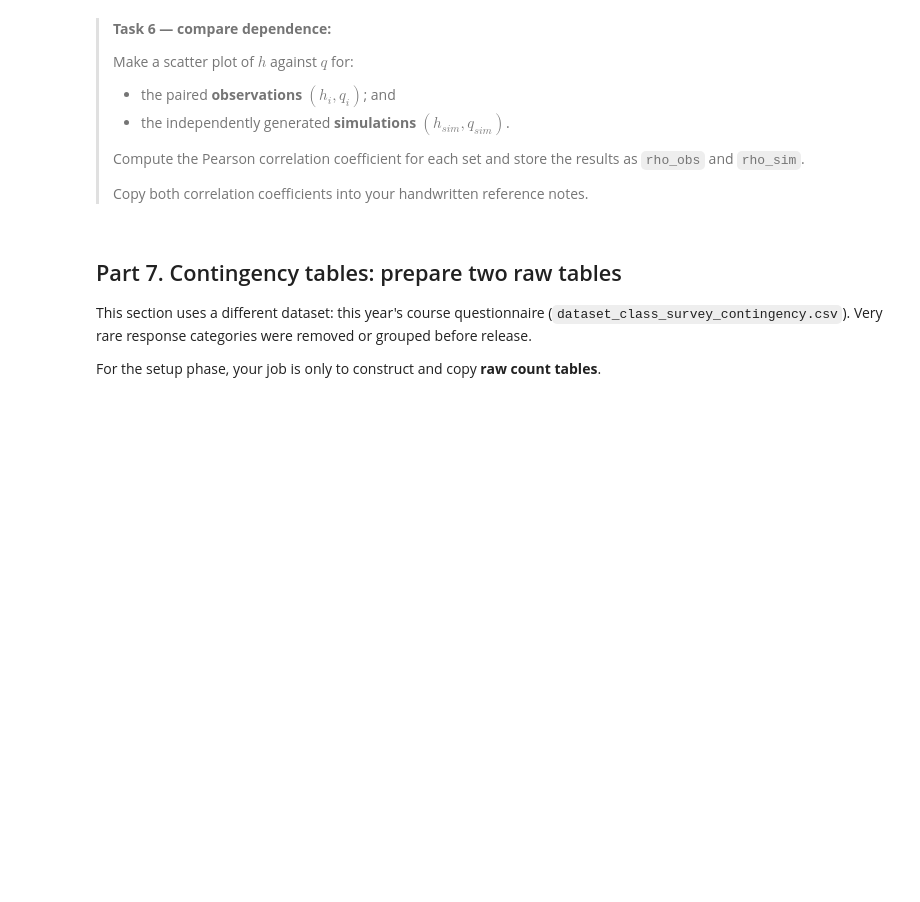
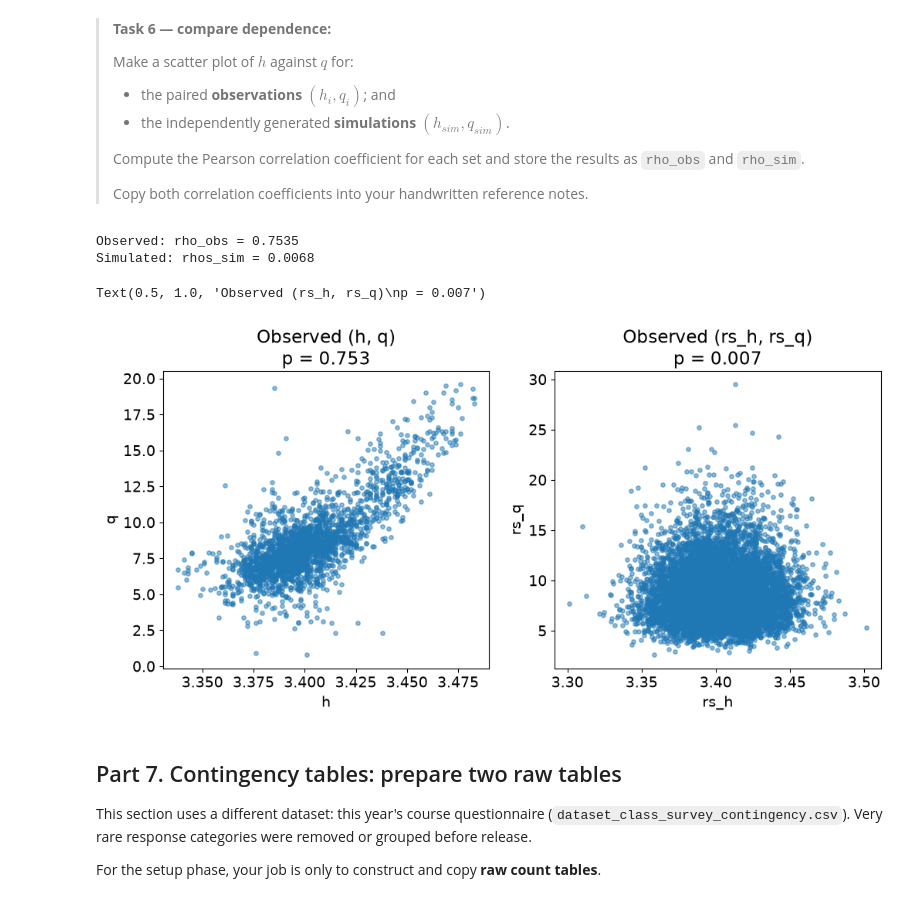
Before and after one commit to mzon64/GA1.4-TeamOlivine8, a Jupyter notebook: GA_1.4.ipynb, the cells around one changed output. Drawn from its saved outputs; the diff is of its cells as text; code cells hidden in the pictures; blank space fills up the shorter version.

```diff
--- a/GA_1.4.ipynb
+++ b/GA_1.4.ipynb
@@ -268,8 +268,26 @@ Observed u: mean=0.0267, std=0.0078
 # %%
 rho_obs, p_obs = stats.pearsonr(h,q)
 rho_sim, p_sim = stats.pearsonr(rs_h, rs_q)
 
-print(f'Observed: rho_obs = {rho_obs;.4f}')
+print(f'Observed: rho_obs = {rho_obs:.4f}')
+print(f'Simulated: rhos_sim = {rho_sim:.4f}')
+
+fis, axes = plt.subplots(1,2,figsize = (12,5))
+
+axes[0].scatter(h,q,alpha=0.5,s=15)
+axes[0].set_xlabel('h')
+axes[0].set_ylabel('q')
+axes[0].set_title(f'Observed (h, q)\np = {rho_obs:.3f}')
+
+axes[1].scatter(rs_h,rs_q,alpha=0.5,s=15)
+axes[1].set_xlabel('rs_h')
+axes[1].set_ylabel('rs_q')
+axes[1].set_title(f'Observed (rs_h, rs_q)\np = {rho_sim:.3f}')
+# %% [output]
+Observed: rho_obs = 0.7535
+Simulated: rhos_sim = 0.0068
+Text(0.5, 1.0, 'Observed (rs_h, rs_q)\np = 0.007')
+[figure, added]
 # %% [markdown]
 ## Part 7. Contingency tables: prepare two raw tables
 
```
